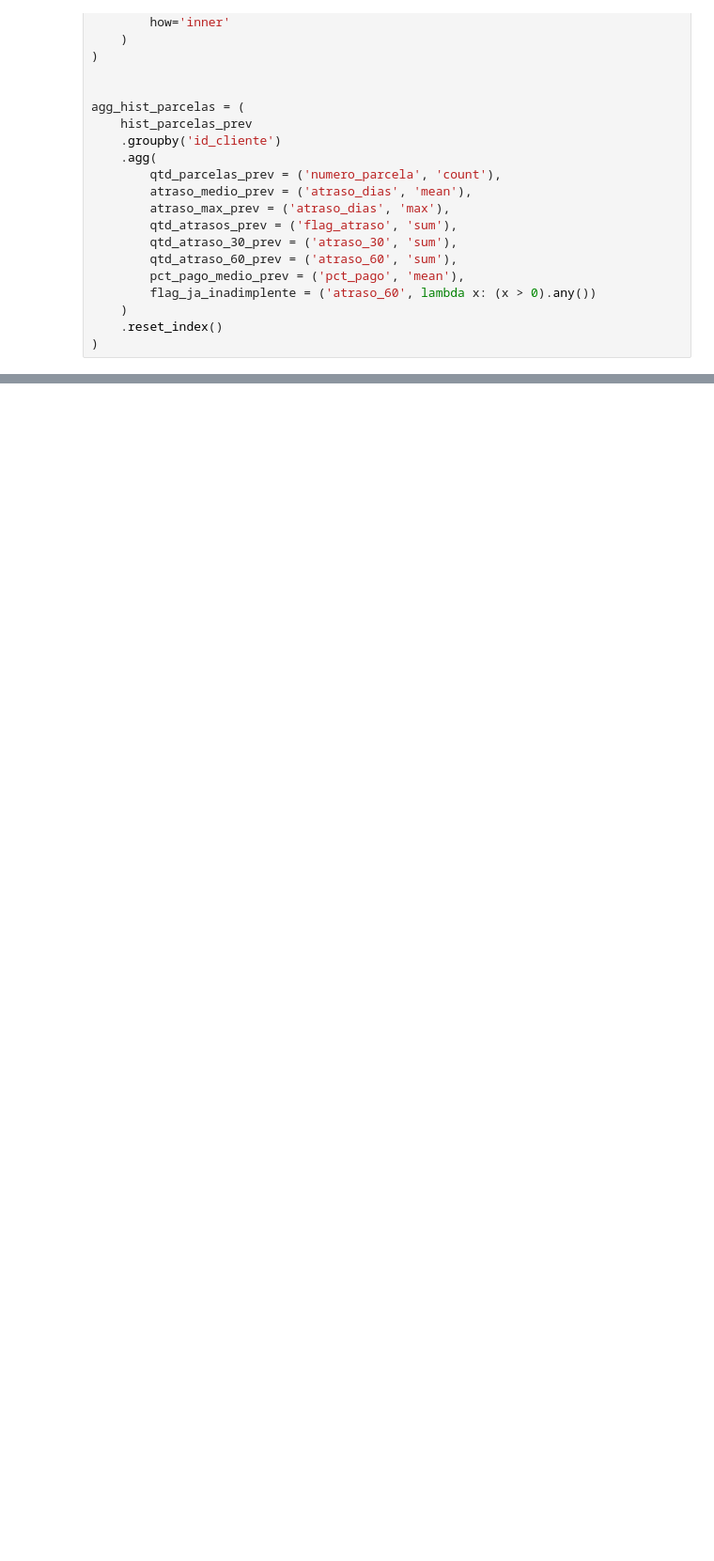
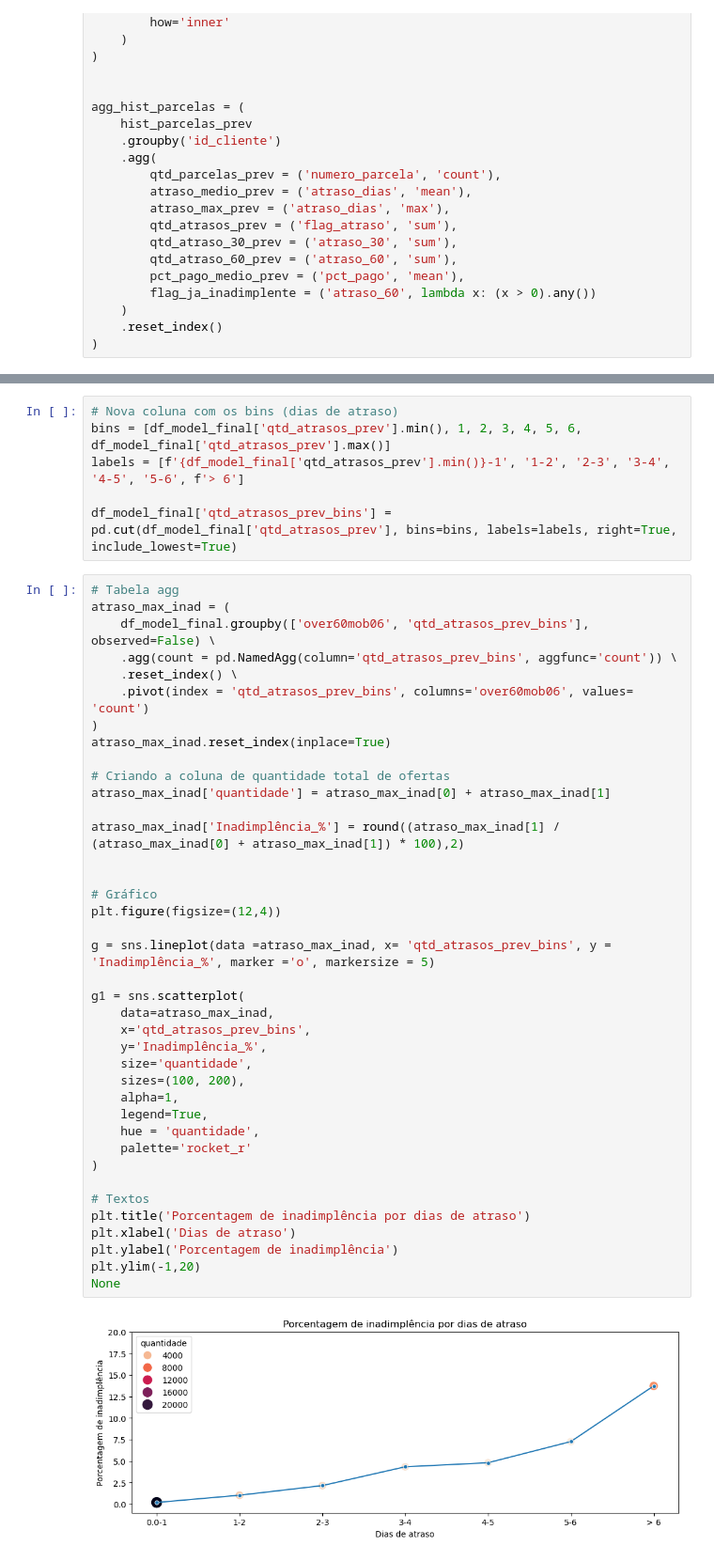
Before and after one commit to Passaret/Case-credito, a Jupyter notebook: case.ipynb, the cells around one changed output, grey strips where cells are left out. Shown at 94% size. Saved outputs shown, nothing was run; the diff lists cells and outputs as text; blank space fills up the shorter version.

```diff
--- a/case.ipynb
+++ b/case.ipynb
@@ -1125,0 +800,47 @@ df_model_behavior[behavior_cols].describe().T
+# %%
+# Nova coluna com os bins (dias de atraso)
+bins = [df_model_final['qtd_atrasos_prev'].min(), 1, 2, 3, 4, 5, 6, df_model_final['qtd_atrasos_prev'].max()]
+labels = [f'{df_model_final['qtd_atrasos_prev'].min()}-1', '1-2', '2-3', '3-4', '4-5', '5-6', f'> 6']
+
+df_model_final['qtd_atrasos_prev_bins'] = pd.cut(df_model_final['qtd_atrasos_prev'], bins=bins, labels=labels, right=True, include_lowest=True)
+# %%
+# Tabela agg
+atraso_max_inad = (
+    df_model_final.groupby(['over60mob06', 'qtd_atrasos_prev_bins'], observed=False) \
+    .agg(count = pd.NamedAgg(column='qtd_atrasos_prev_bins', aggfunc='count')) \
+    .reset_index() \
+    .pivot(index = 'qtd_atrasos_prev_bins', columns='over60mob06', values= 'count')
+)
+atraso_max_inad.reset_index(inplace=True)
+
+# Criando a coluna de quantidade total de ofertas
+atraso_max_inad['quantidade'] = atraso_max_inad[0] + atraso_max_inad[1]
+
+atraso_max_inad['Inadimplência_%'] = round((atraso_max_inad[1] / (atraso_max_inad[0] + atraso_max_inad[1]) * 100),2)
+
+
+# Gráfico
+plt.figure(figsize=(12,4))
+
+g = sns.lineplot(data =atraso_max_inad, x= 'qtd_atrasos_prev_bins', y = 'Inadimplência_%', marker ='o', markersize = 5)
+
+g1 = sns.scatterplot(
+    data=atraso_max_inad,
+    x='qtd_atrasos_prev_bins',
+    y='Inadimplência_%',
+    size='quantidade',
+    sizes=(100, 200),
+    alpha=1,
+    legend=True,
+    hue = 'quantidade',
+    palette='rocket_r'
+)
+
+# Textos
+plt.title('Porcentagem de inadimplência por dias de atraso')
+plt.xlabel('Dias de atraso')
+plt.ylabel('Porcentagem de inadimplência')
+plt.ylim(-1,20)
+None
+# %% [output]
+[figure, added]
```
Also changed, not shown: parts of 59 cells of this notebook.
